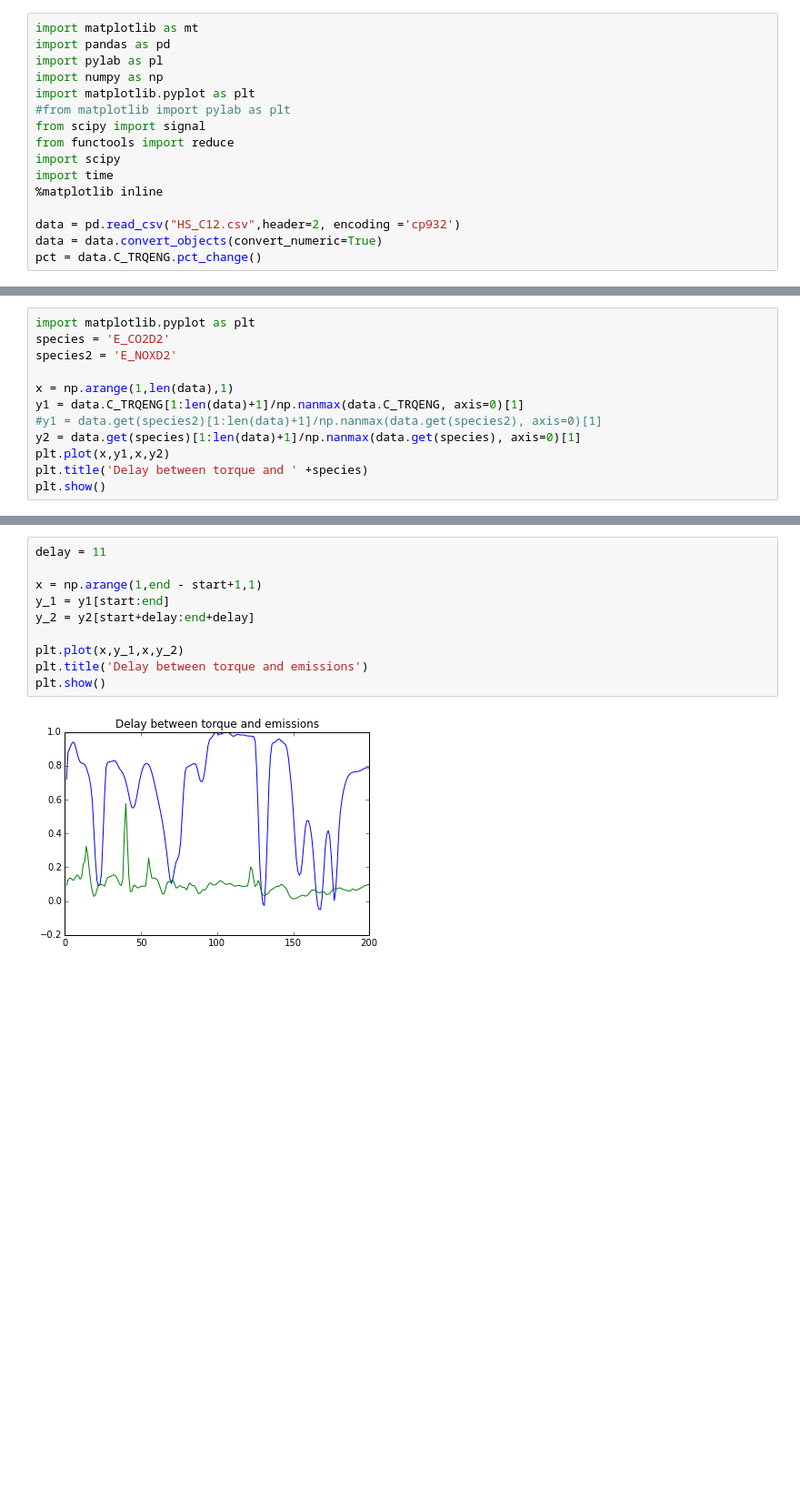
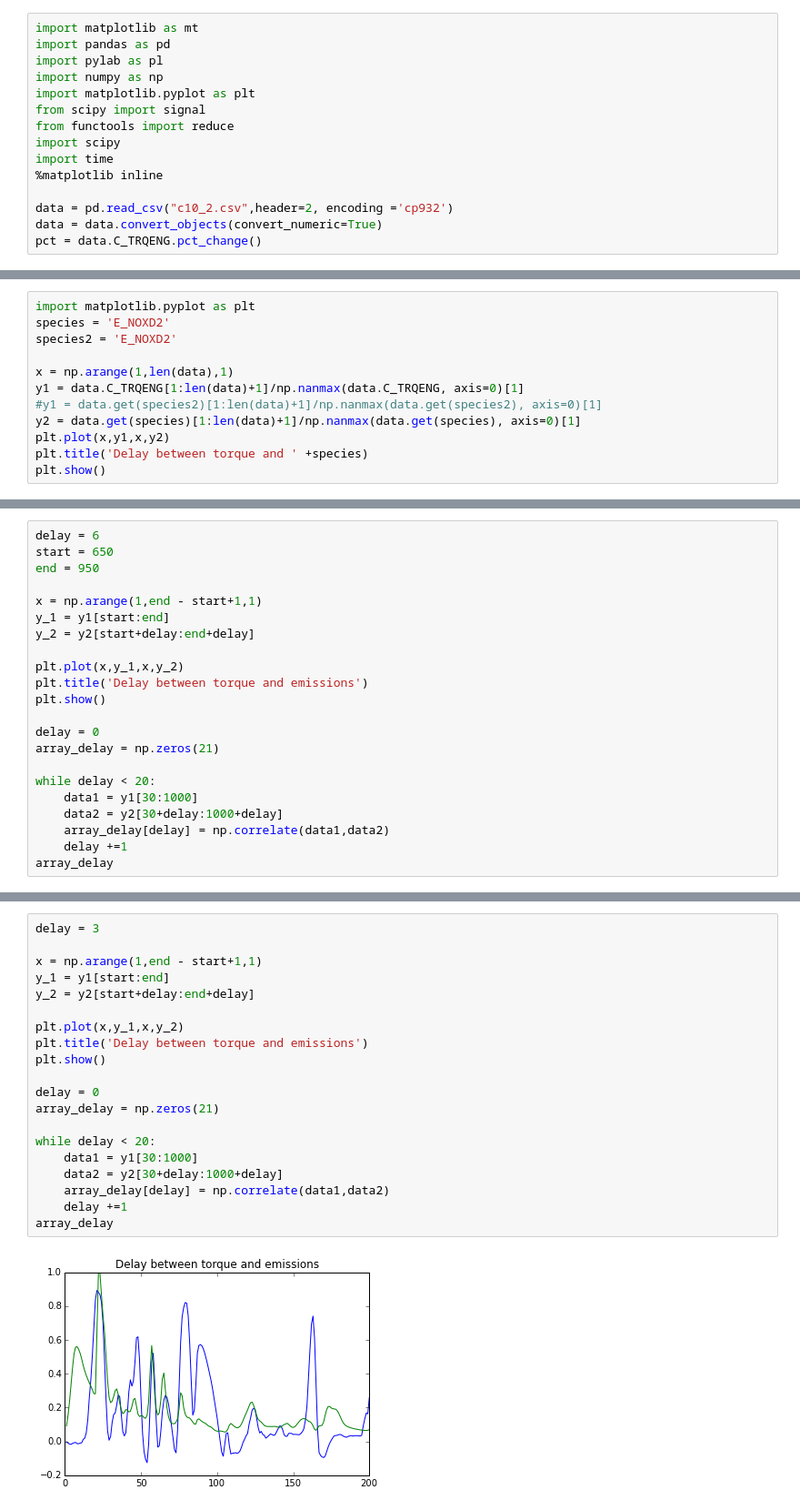
Before and after one commit to bischofs/Python-data-works, a Jupyter notebook: Anton Test/1065_Calculation/test.ipynb, the cells around one changed output, grey strips where cells are left out. Shown at 91% size. Saved outputs shown, nothing was run; the diff lists cells and outputs as text; blank space fills up the shorter version.

```diff
--- a/Anton Test/1065_Calculation/test.ipynb
+++ b/Anton Test/1065_Calculation/test.ipynb
@@ -4,14 +4,13 @@ import pandas as pd
 import pylab as pl
 import numpy as np
 import matplotlib.pyplot as plt
-#from matplotlib import pylab as plt
 from scipy import signal
 from functools import reduce
 import scipy
 import time
 %matplotlib inline
 
-data = pd.read_csv("HS_C12.csv",header=2, encoding ='cp932')
+data = pd.read_csv("c10_2.csv",header=2, encoding ='cp932')
 data = data.convert_objects(convert_numeric=True)
 pct = data.C_TRQENG.pct_change()
 # %%
@@ -55,6 +54,6 @@ Chosen delay = [2] seconds
 # %%
 import matplotlib.pyplot as plt
-species = 'E_CO2D2'
+species = 'E_NOXD2'
 species2 = 'E_NOXD2'
 
 x = np.arange(1,len(data),1)
@@ -68,0 +68,22 @@ plt.show()
+# %%
+delay = 6
+start = 650
+end = 950
+
+x = np.arange(1,end - start+1,1)
+y_1 = y1[start:end]
+y_2 = y2[start+delay:end+delay]
+
+plt.plot(x,y_1,x,y_2)
+plt.title('Delay between torque and emissions')
+plt.show()
+
+delay = 0
+array_delay = np.zeros(21)
+
+while delay < 20:
+    data1 = y1[30:1000]
+    data2 = y2[30+delay:1000+delay]
+    array_delay[delay] = np.correlate(data1,data2)
+    delay +=1
+array_delay
@@ -142,12 +167,22 @@ plt.show()
 # %%
-delay = 11
+delay = 3
 
 x = np.arange(1,end - start+1,1)
 y_1 = y1[start:end]
 y_2 = y2[start+delay:end+delay]
 
 plt.plot(x,y_1,x,y_2)
 plt.title('Delay between torque and emissions')
 plt.show()
+
+delay = 0
+array_delay = np.zeros(21)
+
+while delay < 20:
+    data1 = y1[30:1000]
+    data2 = y2[30+delay:1000+delay]
+    array_delay[delay] = np.correlate(data1,data2)
+    delay +=1
+array_delay
 # %% [output]
-[figure, old version]
+[figure, new version]
```
Also changed, not shown: parts of 9 cells of this notebook, 2 other files.
